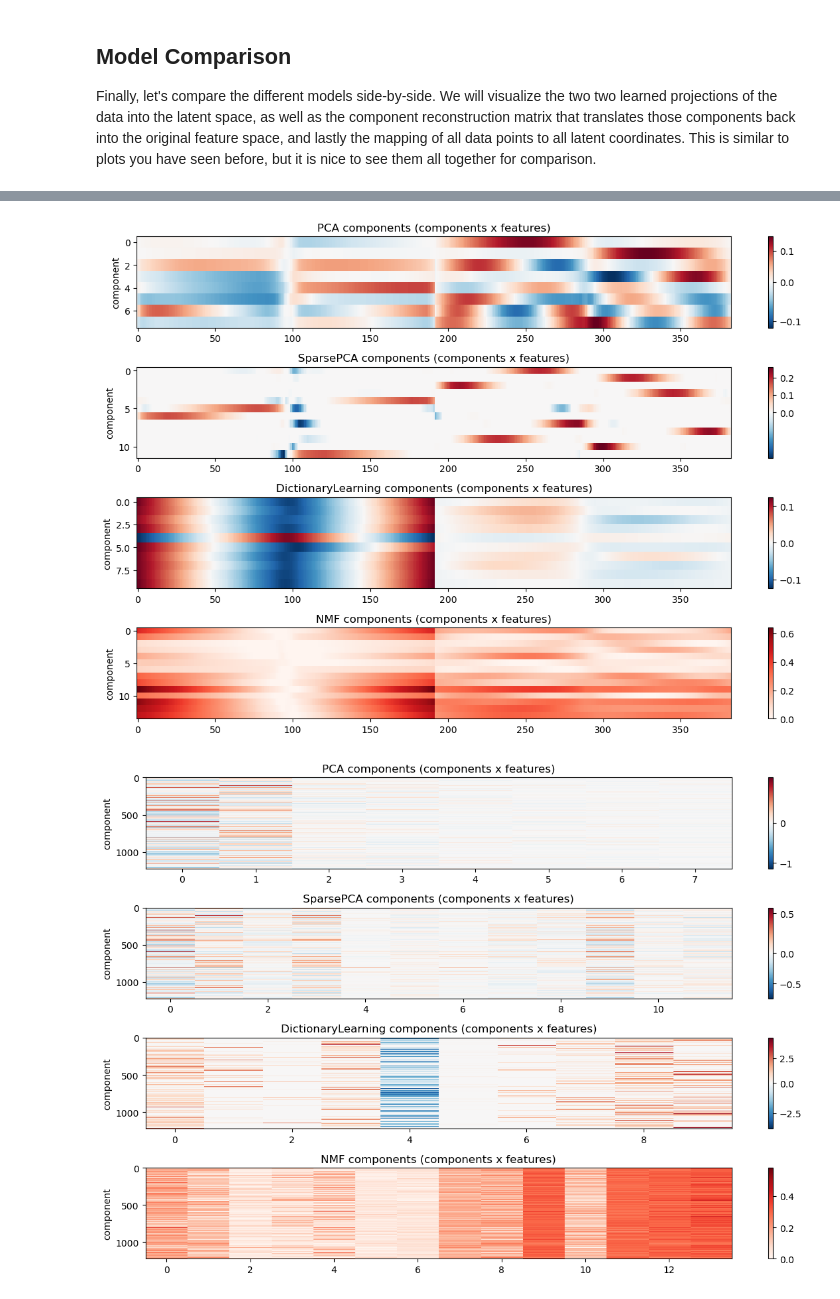
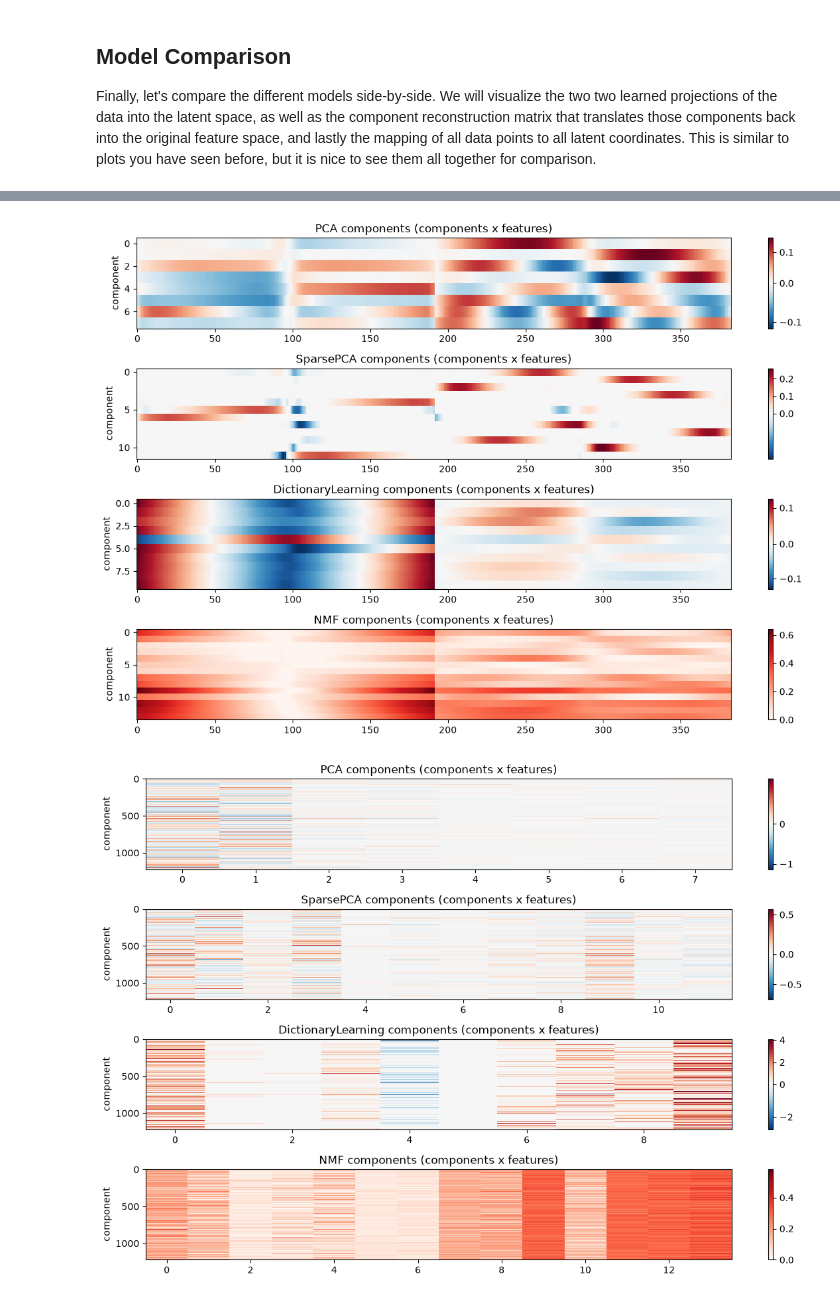
Before and after one commit to IDEALLab/ML4ME_Textbook, a Jupyter notebook: part1/linear_decompositions.ipynb, the cells around one changed output, grey strips where cells are left out. Drawn from its saved outputs; the diff is of its cells as text; code cells hidden in the pictures.

Commit message:
Adding changes to Linear Decomps notebook + exercises

```diff
--- a/part1/linear_decompositions.ipynb
+++ b/part1/linear_decompositions.ipynb
@@ -109,7 +126,8 @@ from sklearn import decomposition
 # We can set the maximum number of components that we want to truncate to
 # Or can just leave it as None to get all components
 n_components = 20
-estimator = decomposition.PCA(n_components=n_components)
+# svd_solver='full' computes the exact SVD; the default (randomized) solver gives slightly different numbers on every run
+estimator = decomposition.PCA(n_components=n_components, svd_solver='full')
 Z_pca = estimator.fit_transform(data)
 components_ = estimator.components_
 # %% [markdown]
@@ -261,20 +279,20 @@ array([ 0.26565954, -0.30692116,  0.18797174, -0.0349173 , -0.0307379 ,
 
 We can see visually the effect of including an increasing number of components by looking at how this affects the reconstruction of a single airfoil:
 # %%
-for n_components in range(2,10):
-    estimator = decomposition.PCA(n_components=n_components, whiten=False)
+for k in range(2,10):
+    pca_k = decomposition.PCA(n_components=k, whiten=False)
 
     # Train the model
-    estimator.fit(data)
+    pca_k.fit(data)
     # Project down to the low dimensional space
-    z     = np.dot(data - estimator.mean_, estimator.components_.T)
+    z_k   = np.dot(data - pca_k.mean_, pca_k.components_.T)
     # Re-Project back to the high dimensional space
-    x_hat = np.dot(z[0], estimator.components_) + estimator.mean_
+    x_hat = np.dot(z_k[0], pca_k.components_) + pca_k.mean_
 
     # Now plot them
     airfoil_original = make_airfoil(data[0])
     airfoil_reconstructed = make_airfoil(x_hat)
-    airfoil_mean = make_airfoil(estimator.mean_)
+    airfoil_mean = make_airfoil(pca_k.mean_)
     plt.figure()
     plt.plot(airfoil_original[:,0],
              airfoil_original[:,1],
@@ -285,7 +303,7 @@ for n_components in range(2,10):
                 alpha=0.5,
                 label='Reconstructed')
 
-    plt.title(f"Using {n_components} Number of Components")
+    plt.title(f"Using {k} Number of Components")
     plt.legend()
     plt.axis('equal')
     plt.show()
@@ -473,8 +491,8 @@ Notes:
 - Many algorithms alternate between solving for Z (a LASSO-type problem) and updating W (a constrained least-squares step).
 # %%
 #| code-fold: false
-# Warning, running this particular cell takes a long time as the sklearn implementation
-# is not particularly fast. (~4-8 mins)
+# The sklearn implementation is slow on this data: run to full convergence it takes ~400 iterations
+# and 4 to 8 minutes. We cap it at 30 iterations with a looser tolerance (about half a minute).
 from sklearn.decomposition import DictionaryLearning
 # Alternatively, you can use the MiniBatchDictionaryLearning which is faster, but less accurate or stable:
 #from sklearn.decomposition import MiniBatchDictionaryLearning as DictionaryLearning
@@ -485,7 +503,7 @@ n_components = 10
 alpha = 0.1
 ##########################
 
-DL = DictionaryLearning(n_components=n_components, alpha=alpha, random_state=42)
+DL = DictionaryLearning(n_components=n_components, alpha=alpha, random_state=42, max_iter=30, tol=1e-4)
 Z_dl = DL.fit_transform(data)
 W_dl = DL.components_
 # %%
@@ -738,13 +756,10 @@ Explained variance (approx): 0.994
 Finally, let's compare the different models side-by-side. We will visualize the two two learned projections of the data into the latent space, as well as the component reconstruction matrix that translates those components back into the original feature space, and lastly the mapping of all data points to all latent coordinates. This is similar to plots you have seen before, but it is nice to see them all together for comparison.
 # %%
 # Comparison: first-two latent projections and component heatmaps for each method
-from sklearn.decomposition import PCA
-
 models_info = {}
-# PCA (reuse estimator from above if present, otherwise fit)
-pca = PCA(n_components=8, random_state=42)
-Z_pca = pca.fit_transform(data)
-models_info['PCA'] = {'Z': Z_pca, 'components': pca.components_}
+# PCA: the first 8 components of the 20-component fit above. PCA components are nested,
+# so these are exactly what an 8-component fit would return.
+models_info['PCA'] = {'Z': Z_pca[:, :8], 'components': components_[:8]}
 
 # SparsePCA (use Z_sp, W_sp computed earlier)
 models_info['SparsePCA'] = {'Z': Z_sp, 'components': W_sp}
@@ -809,2 +824,2 @@ plt.show()
-[figure, old version]
+[figure, new version]
-[figure, old version]
+[figure, new version]
```
Also changed, not shown: parts of 42 cells of this notebook, 2 other files.
